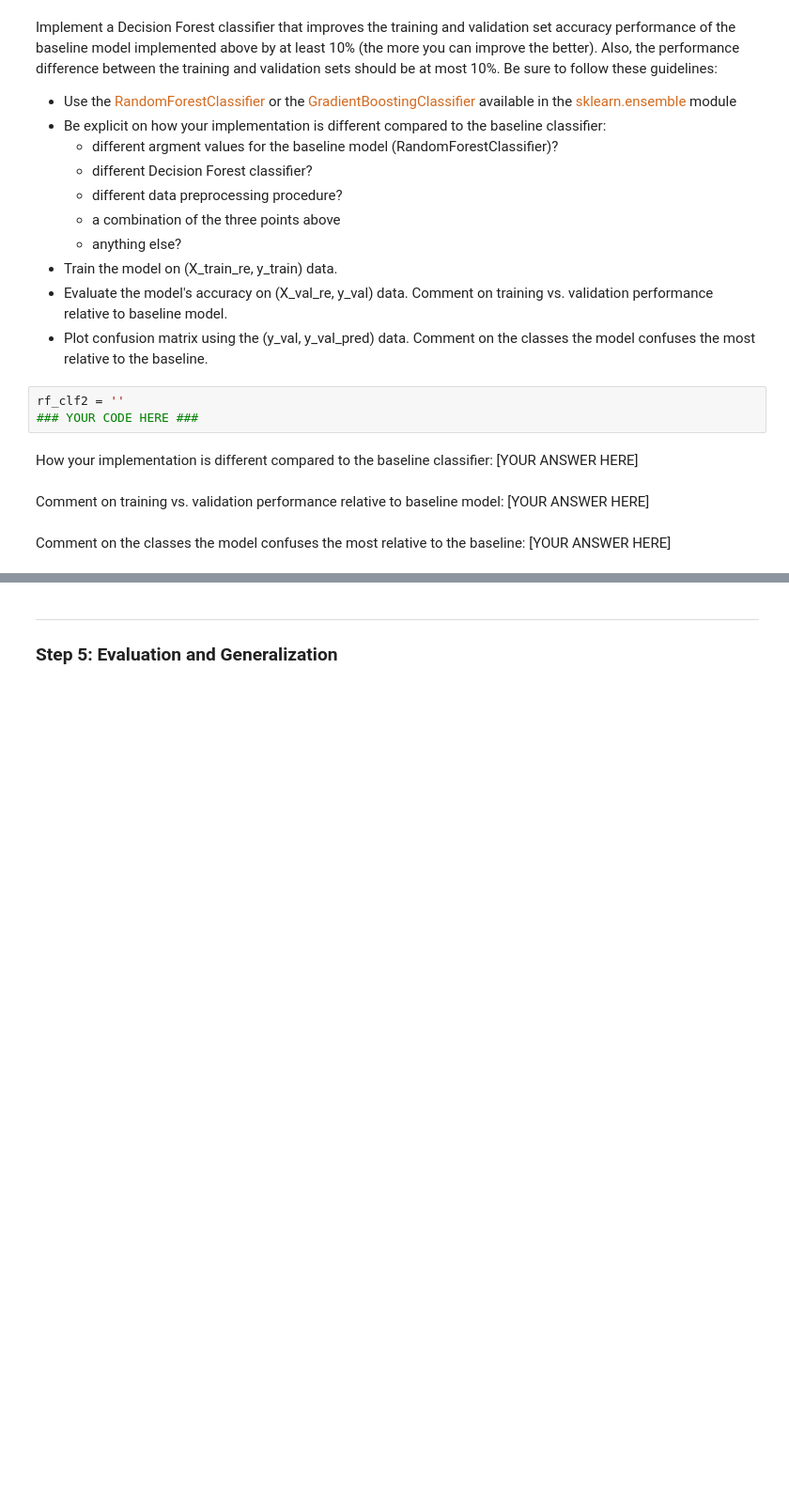
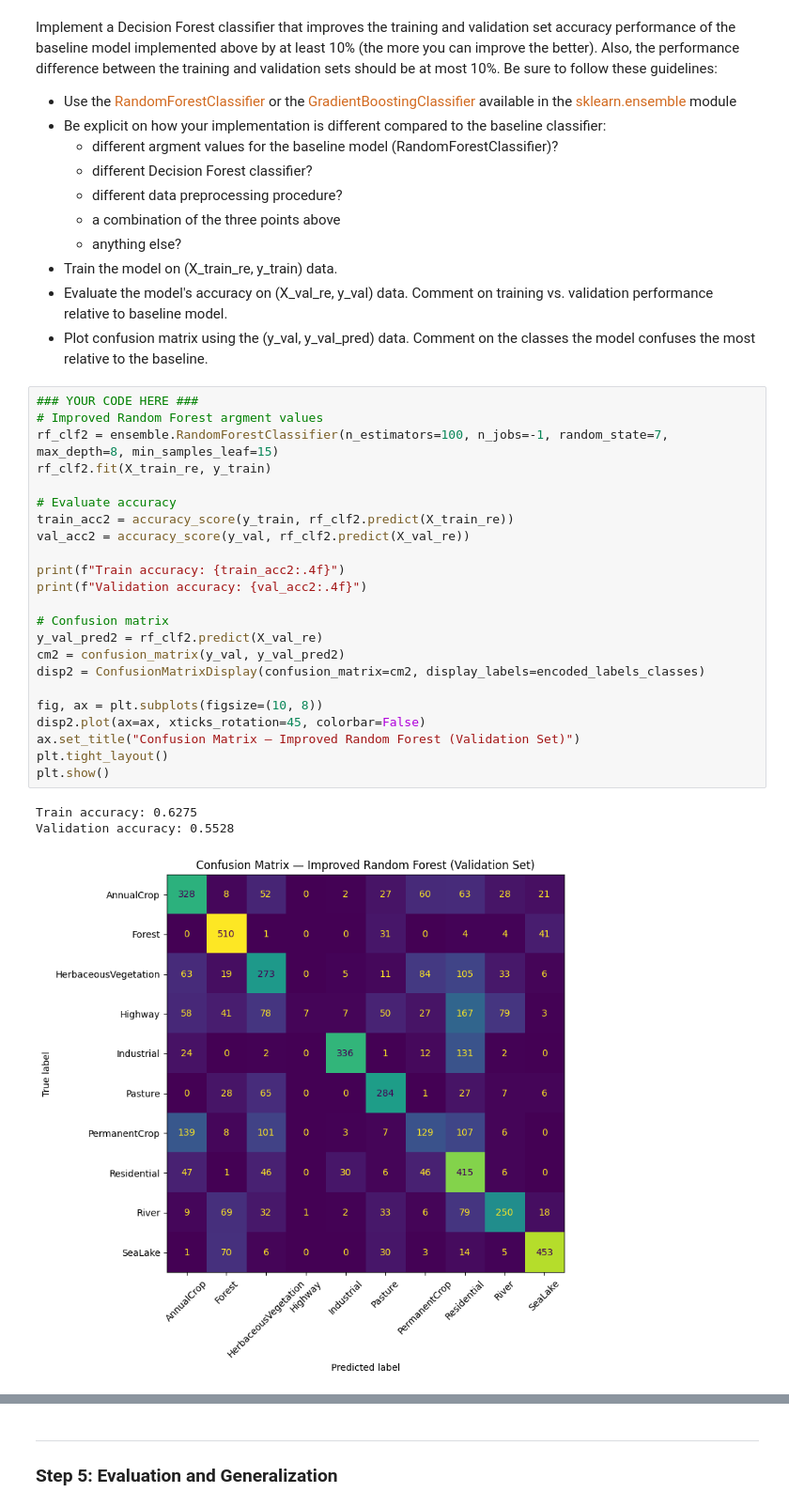
Before and after one commit to KoonSH17/mids_datasci207, a Jupyter notebook: 07_Decision_Forests.ipynb, the cells around one changed output, grey strips where cells are left out. Shown at 94% size. Saved outputs shown, nothing was run; the diff lists cells and outputs as text; blank space fills up the shorter version.

```diff
--- a/07_Decision_Forests.ipynb
+++ b/07_Decision_Forests.ipynb
@@ -409,12 +463,30 @@ Implement a Decision Forest classifier that improves the training and validation
 - Train the model on (X_train_re, y_train) data.
 - Evaluate the model's accuracy on (X_val_re, y_val) data. Comment on training vs. validation performance relative to baseline model.
 - Plot confusion matrix using the (y_val, y_val_pred) data. Comment on the classes the model confuses the most relative to the baseline.
-# %%
-rf_clf2 = ''
-### YOUR CODE HERE ###
-# %% [markdown]
-How your implementation is different compared to the baseline classifier: [YOUR ANSWER HERE]
-# %% [markdown]
-Comment on training vs. validation performance relative to baseline model: [YOUR ANSWER HERE]
-# %% [markdown]
-Comment on the classes the model confuses the most relative to the baseline: [YOUR ANSWER HERE]
+# %%
+### YOUR CODE HERE ###
+# Improved Random Forest argment values
+rf_clf2 = ensemble.RandomForestClassifier(n_estimators=100, n_jobs=-1, random_state=7, max_depth=8, min_samples_leaf=15)
+rf_clf2.fit(X_train_re, y_train)
+
+# Evaluate accuracy
+train_acc2 = accuracy_score(y_train, rf_clf2.predict(X_train_re))
+val_acc2 = accuracy_score(y_val, rf_clf2.predict(X_val_re))
+
+print(f"Train accuracy: {train_acc2:.4f}")
+print(f"Validation accuracy: {val_acc2:.4f}")
+
+# Confusion matrix
+y_val_pred2 = rf_clf2.predict(X_val_re)
+cm2 = confusion_matrix(y_val, y_val_pred2)
+disp2 = ConfusionMatrixDisplay(confusion_matrix=cm2, display_labels=encoded_labels_classes)
+
+fig, ax = plt.subplots(figsize=(10, 8))
+disp2.plot(ax=ax, xticks_rotation=45, colorbar=False)
+ax.set_title("Confusion Matrix — Improved Random Forest (Validation Set)")
+plt.tight_layout()
+plt.show()
+# %% [output]
+Train accuracy: 0.6275
+Validation accuracy: 0.5528
+[figure, added]
```
Also changed, not shown: parts of 23 cells of this notebook.
